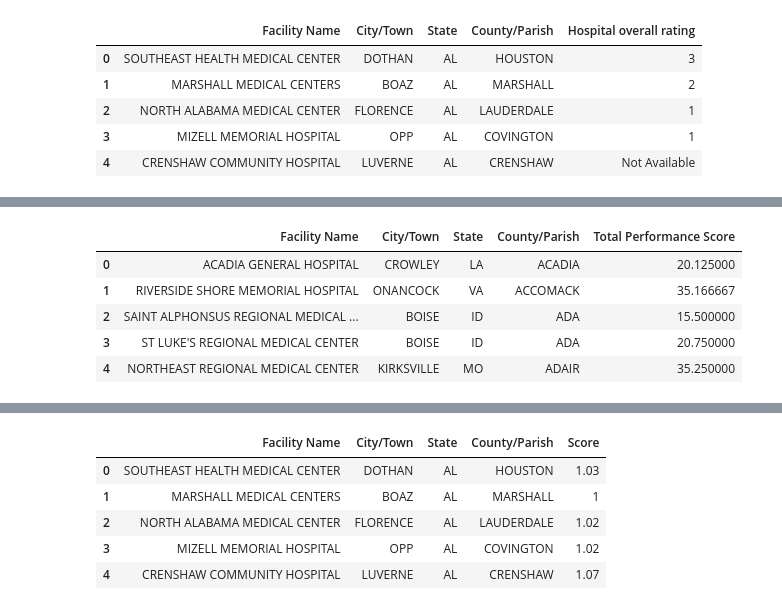
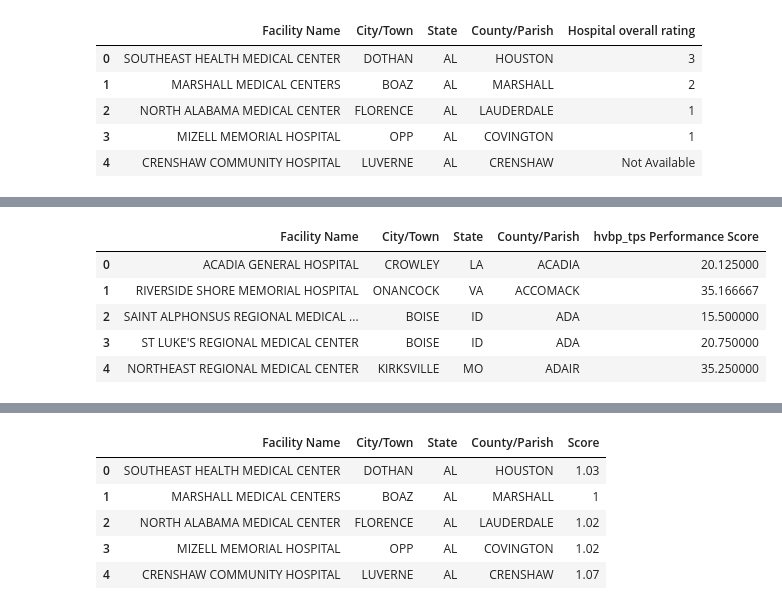
Before and after one commit to JackBrandt/jackbrandt.github.io, a Jupyter notebook: data_cleaning_joining.ipynb, the cells around one changed output, grey strips where cells are left out. Drawn from its saved outputs; the diff is of its cells as text; code cells hidden in the pictures.

```diff
--- a/data_cleaning_joining.ipynb
+++ b/data_cleaning_joining.ipynb
@@ -135,9 +147,11 @@ hvbp_safety.head()
 | 3 | ST LUKE'S REGIONAL MEDICAL CENTER | BOISE | ID | ADA | 0 out of 10 | 0 out of 10 | ... |
 | 4 | NORTHEAST REGIONAL MEDICAL CENTER | KIRKSVILLE | MO | ADAIR | Not Available | Not Available | ... |
 # %%
+hvbp_tps.rename(columns={'Total Performance Score': 'Performance Score'}, inplace=True)
+hvbp_tps.rename(columns={'Performance Score': 'hvbp_tps Performance Score'}, inplace=True)
 hvbp_tps.head()
 # %% [output]
-|  | Facility Name | City/Town | State | County/Parish | Total Performance Score |
+|  | Facility Name | City/Town | State | County/Parish | hvbp_tps Performance Score |
 | 0 | ACADIA GENERAL HOSPITAL | CROWLEY | LA | ACADIA | 20.125000 |
 | 1 | RIVERSIDE SHORE MEMORIAL HOSPITAL | ONANCOCK | VA | ACCOMACK | 35.166667 |
 | 2 | SAINT ALPHONSUS REGIONAL MEDICAL ... | BOISE | ID | ADA | 15.500000 |
```
Also changed, not shown: parts of 17 cells of this notebook, 19 other files.
